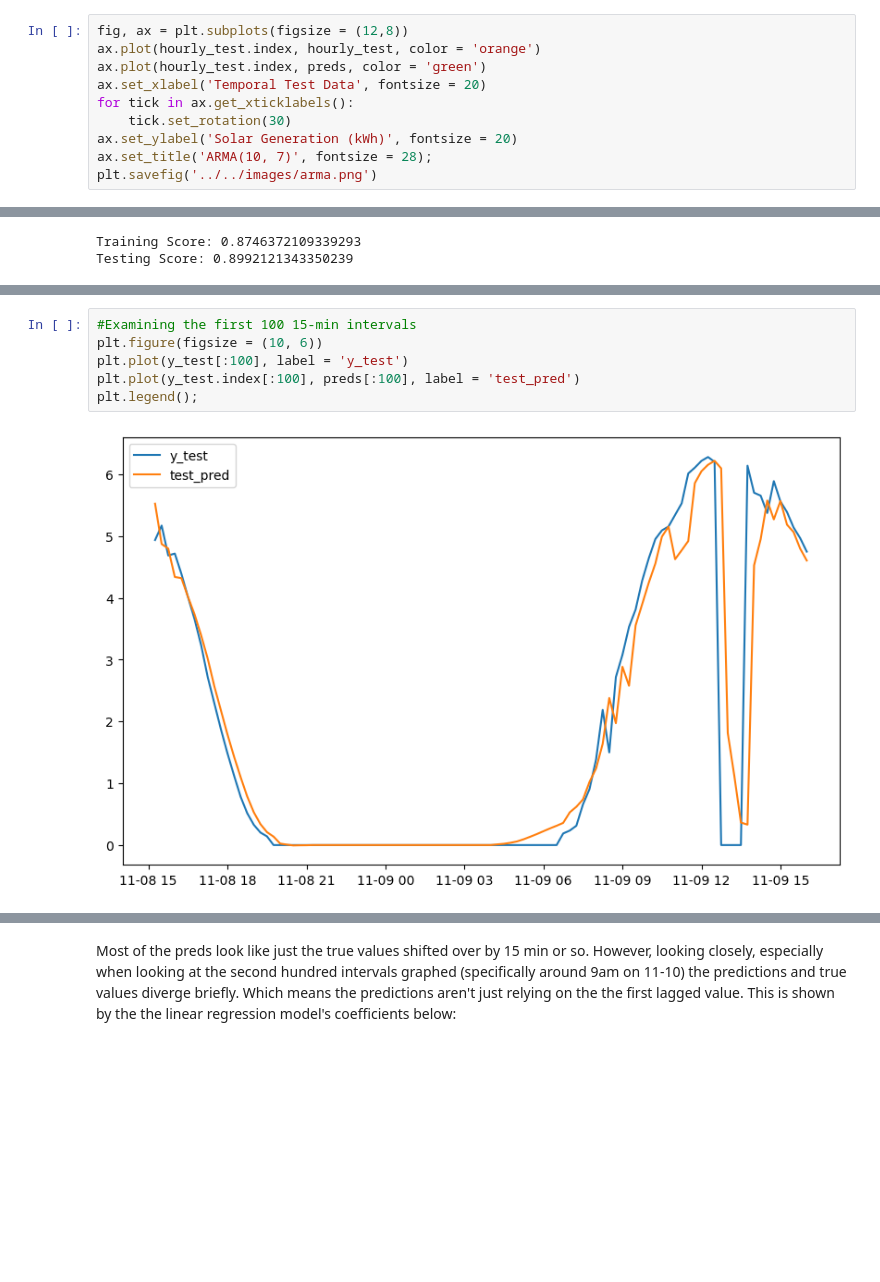
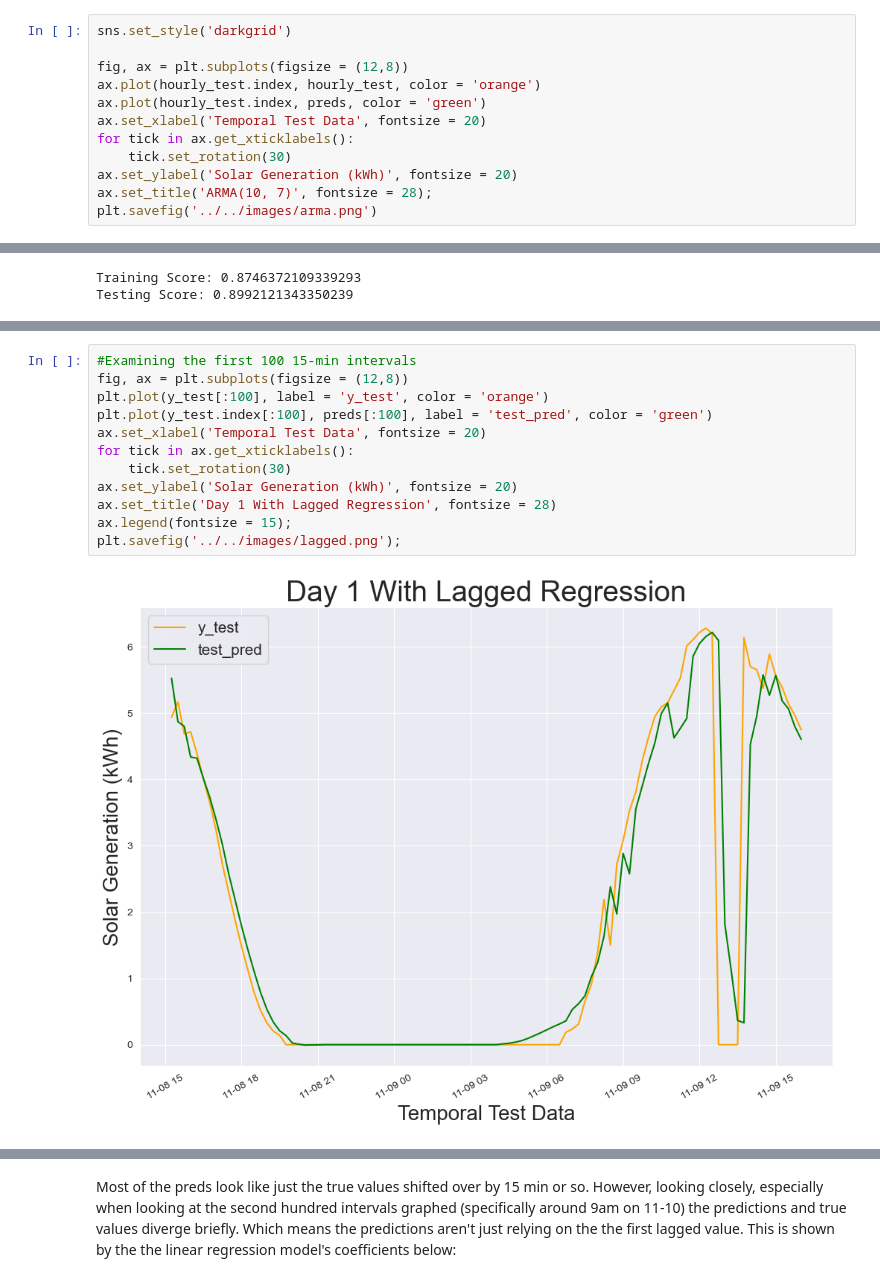
Before and after one commit to jeff-shakes/Solar-Generation-Prediction, a Jupyter notebook: code/03 - Modeling/04 - Modeling.ipynb, the cells around one changed output, grey strips where cells are left out. Drawn from its saved outputs; the diff is of its cells as text; blank space fills up the shorter version.

```diff
--- a/code/03 - Modeling/04 - Modeling.ipynb
+++ b/code/03 - Modeling/04 - Modeling.ipynb
@@ -67,6 +68,8 @@ arima = ARIMA(endog = hourly_train, order = (10, 0, 7))
 model = arima.fit()
 preds = model.predict(start = hourly_test.index[0], end = hourly_test.index[-1])
 # %%
+sns.set_style('darkgrid')
+
 fig, ax = plt.subplots(figsize = (12,8))
 ax.plot(hourly_test.index, hourly_test, color = 'orange')
 ax.plot(hourly_test.index, preds, color = 'green')
@@ -151,9 +154,15 @@ plt.legend();
 # %%
 #Examining the first 100 15-min intervals
-plt.figure(figsize = (10, 6))
-plt.plot(y_test[:100], label = 'y_test')
-plt.plot(y_test.index[:100], preds[:100], label = 'test_pred')
-plt.legend();
+fig, ax = plt.subplots(figsize = (12,8))
+plt.plot(y_test[:100], label = 'y_test', color = 'orange')
+plt.plot(y_test.index[:100], preds[:100], label = 'test_pred', color = 'green')
+ax.set_xlabel('Temporal Test Data', fontsize = 20)
+for tick in ax.get_xticklabels():
+    tick.set_rotation(30)
+ax.set_ylabel('Solar Generation (kWh)', fontsize = 20)
+ax.set_title('Day 1 With Lagged Regression', fontsize = 28)
+ax.legend(fontsize = 15);
+plt.savefig('../../images/lagged.png');
 # %% [output]
-[figure, old version]
+[figure, new version]
 # %%
```
Also changed, not shown: parts of 10 cells of this notebook, 18 other files.
